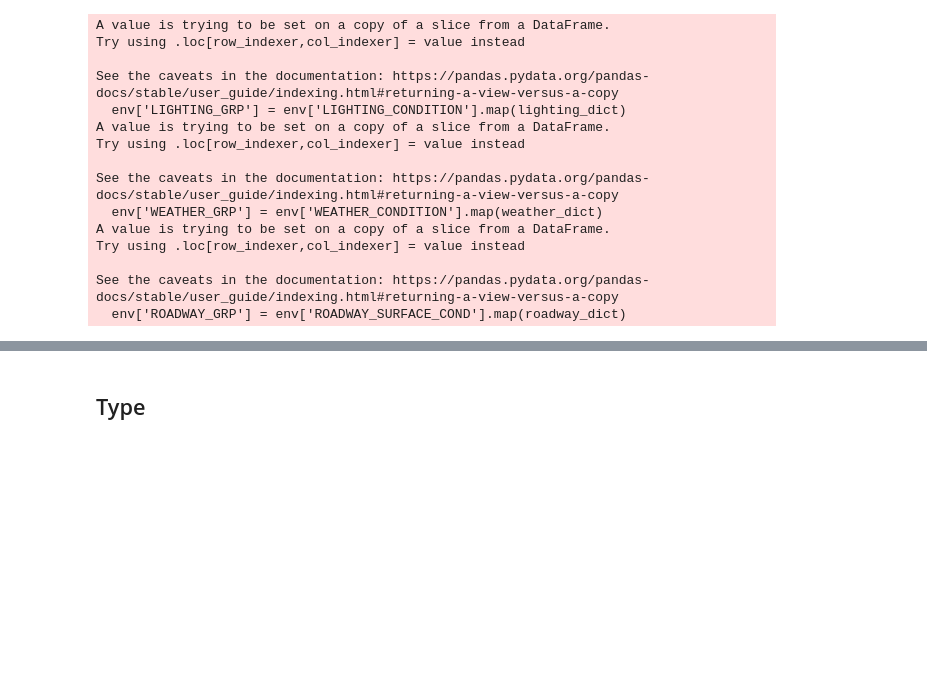
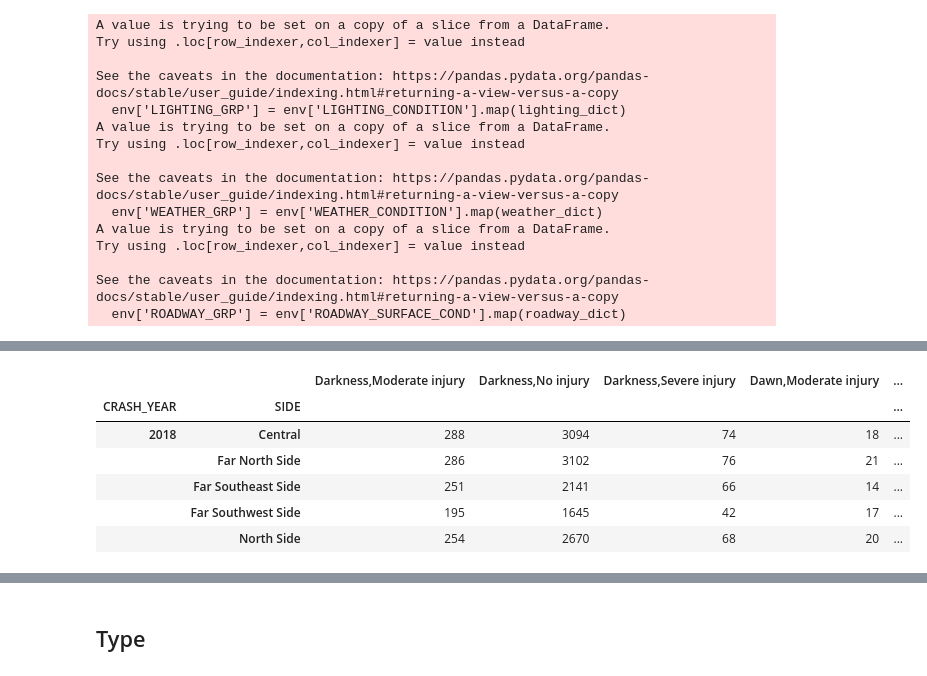
Before and after one commit to eddyyet/Crashes, a Jupyter notebook: src/data/data_slicing.ipynb, the cells around one changed output, grey strips where cells are left out. Cells and saved outputs as stored; diff of their text form; code cells hidden in the pictures; blank space fills up the shorter version.

```diff
--- a/src/data/data_slicing.ipynb
+++ b/src/data/data_slicing.ipynb
@@ -220,0 +267,39 @@ See the caveats in the documentation: https://pandas.pydata.org/pandas-docs/stab
+# %%
+# extract the environmental conditions
+lighting = df[['CRASH_YEAR','SIDE','CRASH_RECORD_ID','LIGHTING_CONDITION','MOST_SEVERE_INJURY']]
+
+lighting_dict = {
+  'DARKNESS': 'Darkness',
+  'DARKNESS, LIGHTED ROAD': 'Darkness',
+  'DAWN': 'Dawn',
+  'DAYLIGHT': 'Daylight',
+  'DUSK': 'Dusk',
+  'UNKNOWN': 'Unknown lighting'
+}
+
+injury_dict = {
+  'FATAL': 'Severe injury',
+  'INCAPACITATING INJURY': 'Severe injury',
+  'NO INDICATION OF INJURY': 'No injury',
+  'NONINCAPACITATING INJURY': 'Moderate injury',
+  'REPORTED, NOT EVIDENT': 'No injury'
+}
+
+lighting['LIGHTING_GRP'] = lighting['LIGHTING_CONDITION'].map(lighting_dict)
+lighting['INJURY_GRP'] = lighting['MOST_SEVERE_INJURY'].map(injury_dict)
+
+lighting_inju = lighting.pivot_table(values='CRASH_RECORD_ID', index=['CRASH_YEAR','SIDE'], columns=['LIGHTING_GRP','INJURY_GRP'], aggfunc='count', fill_value=0)
+lighting_inju.columns = ['Darkness,Moderate injury', 'Darkness,No injury', 'Darkness,Severe injury', \
+                          'Dawn,Moderate injury', 'Dawn,No injury', 'Dawn,Severe injury', \
+                          'Daylight,Moderate injury', 'Daylight,No injury', 'Daylight,Severe injury', \
+                          'Dusk,Moderate injury', 'Dusk,No injury', 'Dusk,Severe injury', \
+                          'Unknown lighting,Moderate injury', 'Unknown lighting,No injury', 'Unknown lighting,Severe injury']
+lighting_inju.head()
+# %% [output]
+|  |  | Darkness,Moderate injury | Darkness,No injury | Darkness,Severe injury | Dawn,Moderate injury | ... |
+| CRASH_YEAR | SIDE |  |  |  |  | ... |
+| 2018 | Central | 288 | 3094 | 74 | 18 | ... |
+|  | Far North Side | 286 | 3102 | 76 | 21 | ... |
+|  | Far Southeast Side | 251 | 2141 | 66 | 14 | ... |
+|  | Far Southwest Side | 195 | 1645 | 42 | 17 | ... |
+|  | North Side | 254 | 2670 | 68 | 20 | ... |
```
Also changed, not shown: parts of 6 cells of this notebook, 1 other file.
